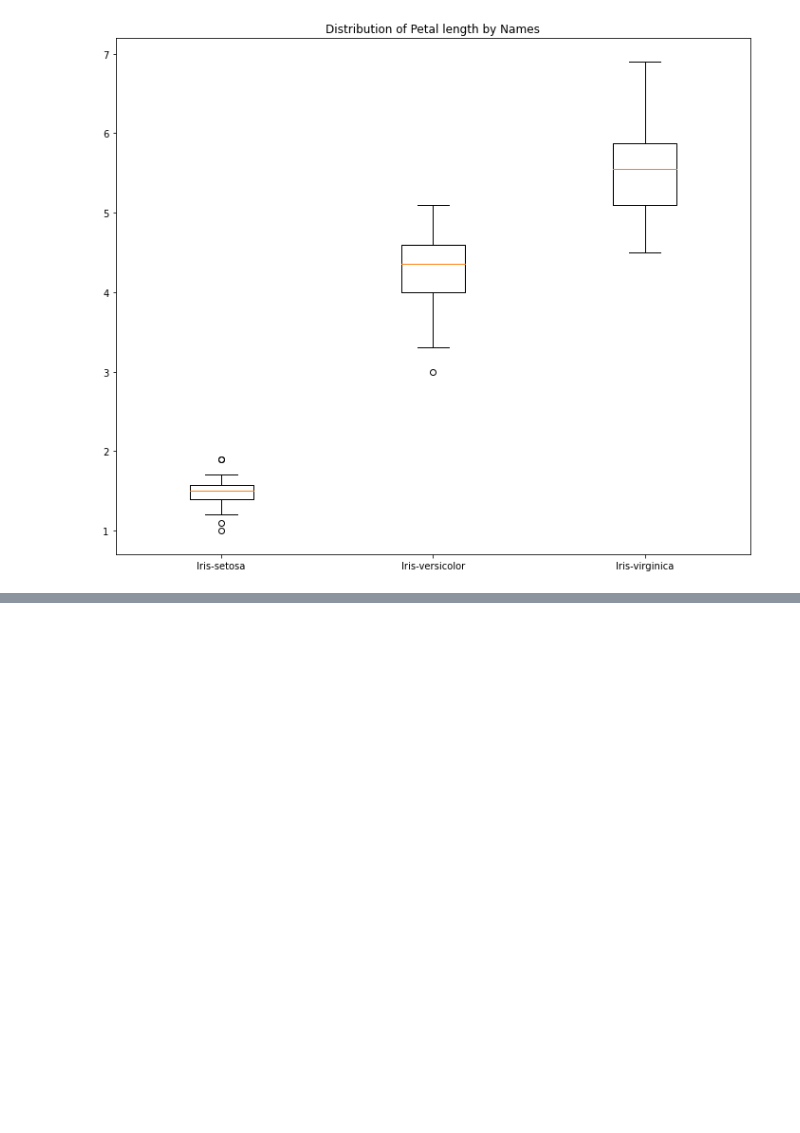
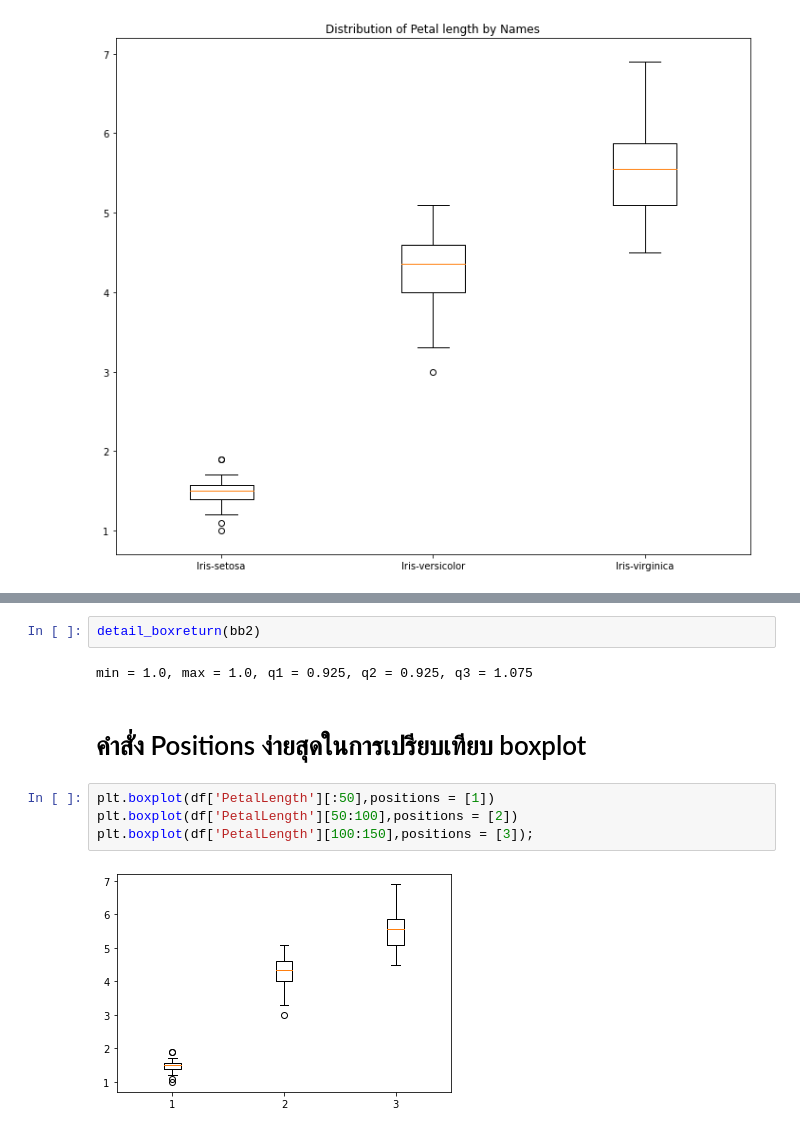
Before and after one commit to UNKOkiss/data_viz_2022, a Jupyter notebook: DataViz02_Data_Distribution.ipynb, the cells around one changed output, grey strips where cells are left out. Saved outputs shown, nothing was run; the diff lists cells and outputs as text; blank space fills up the shorter version.

Commit message:
เฉลย quiz และ violin plot

```diff
--- a/DataViz02_Data_Distribution.ipynb
+++ b/DataViz02_Data_Distribution.ipynb
@@ -335,0 +358,12 @@ plt.show()
+# %%
+detail_boxreturn(bb2)
+# %% [output]
+min = 1.0, max = 1.0, q1 = 0.925, q2 = 0.925, q3 = 1.075
+# %% [markdown]
+# คำสั่ง Positions ง่ายสุดในการเปรียบเทียบ boxplot
+# %%
+plt.boxplot(df['PetalLength'][:50],positions = [1])
+plt.boxplot(df['PetalLength'][50:100],positions = [2])
+plt.boxplot(df['PetalLength'][100:150],positions = [3]);
+# %% [output]
+[figure, added]
```
Also changed, not shown: parts of 10 cells of this notebook.
